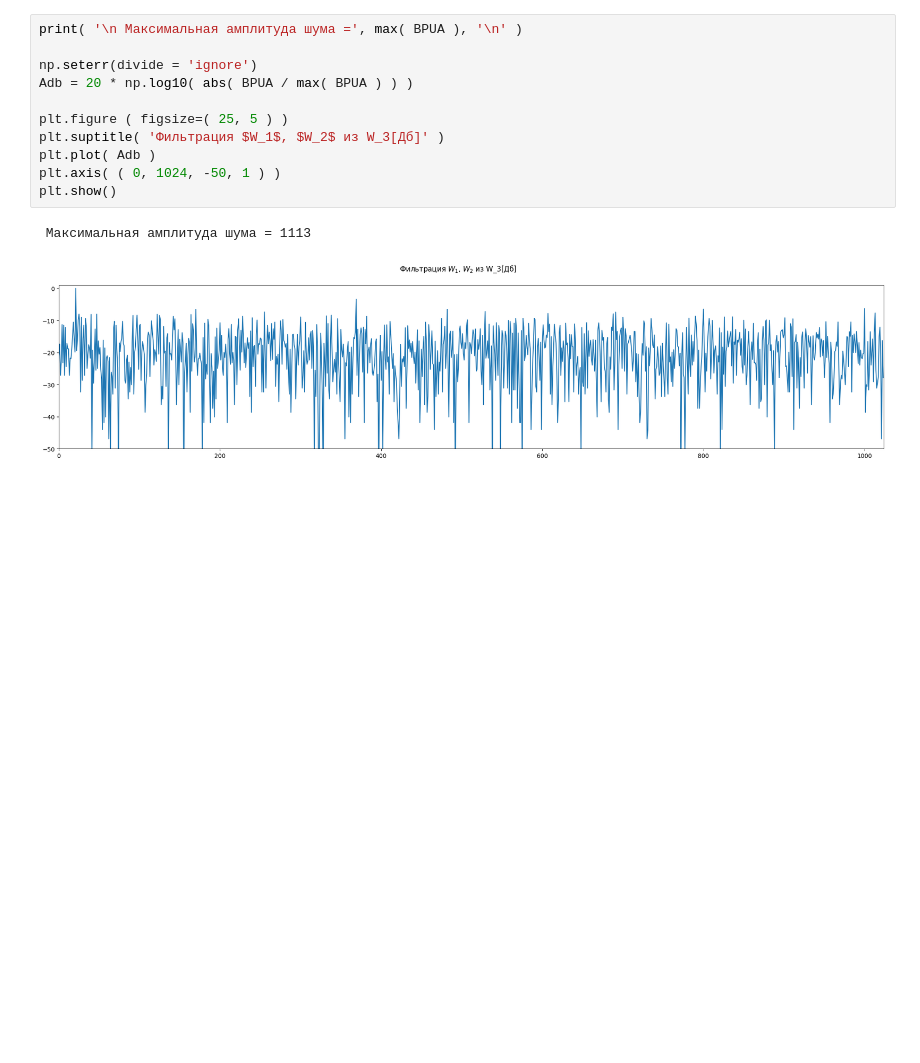
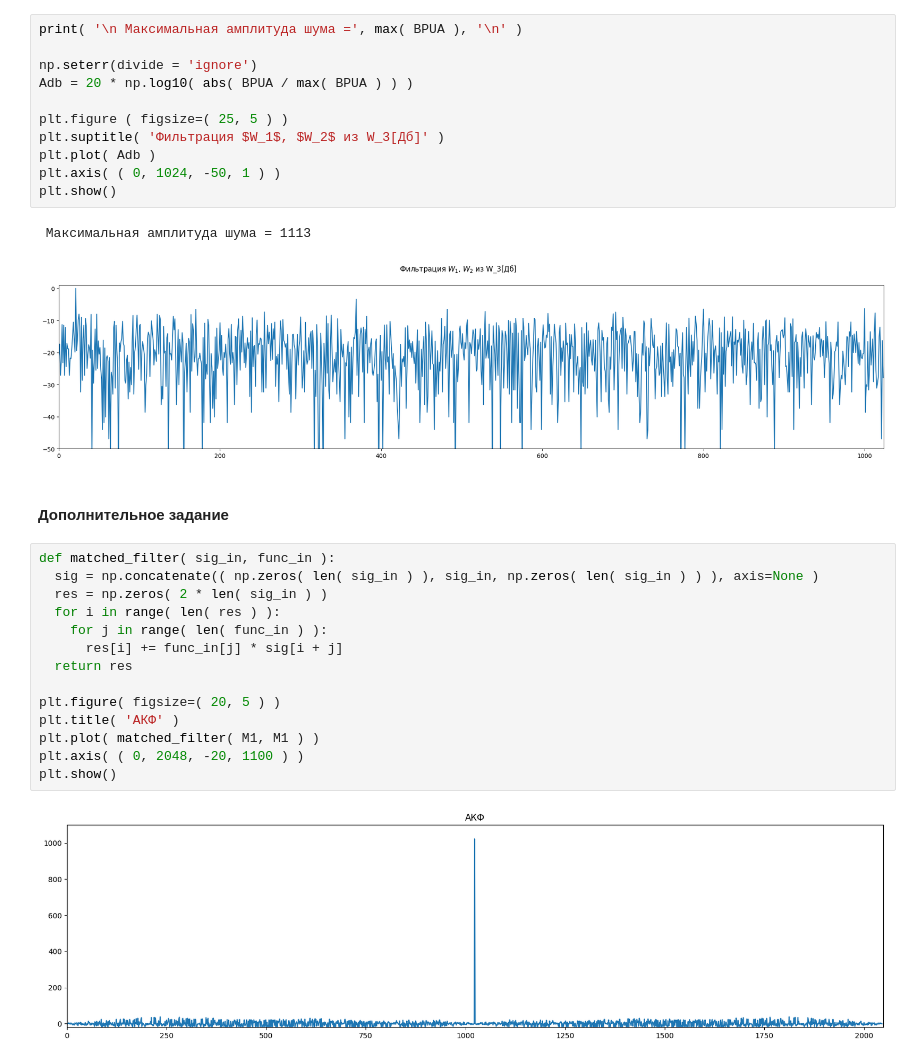
Before and after one commit to dmPetrow/labs_dsp, a Jupyter notebook: lab1.ipynb, the cells around one changed output. Drawn from its saved outputs; the diff is of its cells as text; blank space fills up the shorter version.

```diff
--- a/lab1.ipynb
+++ b/lab1.ipynb
@@ -216,3 +216,21 @@ plt.show()
 # %% [output]
  Максимальная амплитуда шума = 1113
 [figure]
+# %% [markdown]
+#### Дополнительное задание
+# %%
+def matched_filter( sig_in, func_in ):
+  sig = np.concatenate(( np.zeros( len( sig_in ) ), sig_in, np.zeros( len( sig_in ) ) ), axis=None )
+  res = np.zeros( 2 * len( sig_in ) )
+  for i in range( len( res ) ):
+    for j in range( len( func_in ) ):
+      res[i] += func_in[j] * sig[i + j]
+  return res
+
+plt.figure( figsize=( 20, 5 ) )
+plt.title( 'АКФ' )
+plt.plot( matched_filter( M1, M1 ) )
+plt.axis( ( 0, 2048, -20, 1100 ) )
+plt.show()
+# %% [output]
+[figure, added]
```
Also changed, not shown: parts of 1 cell of this notebook.
